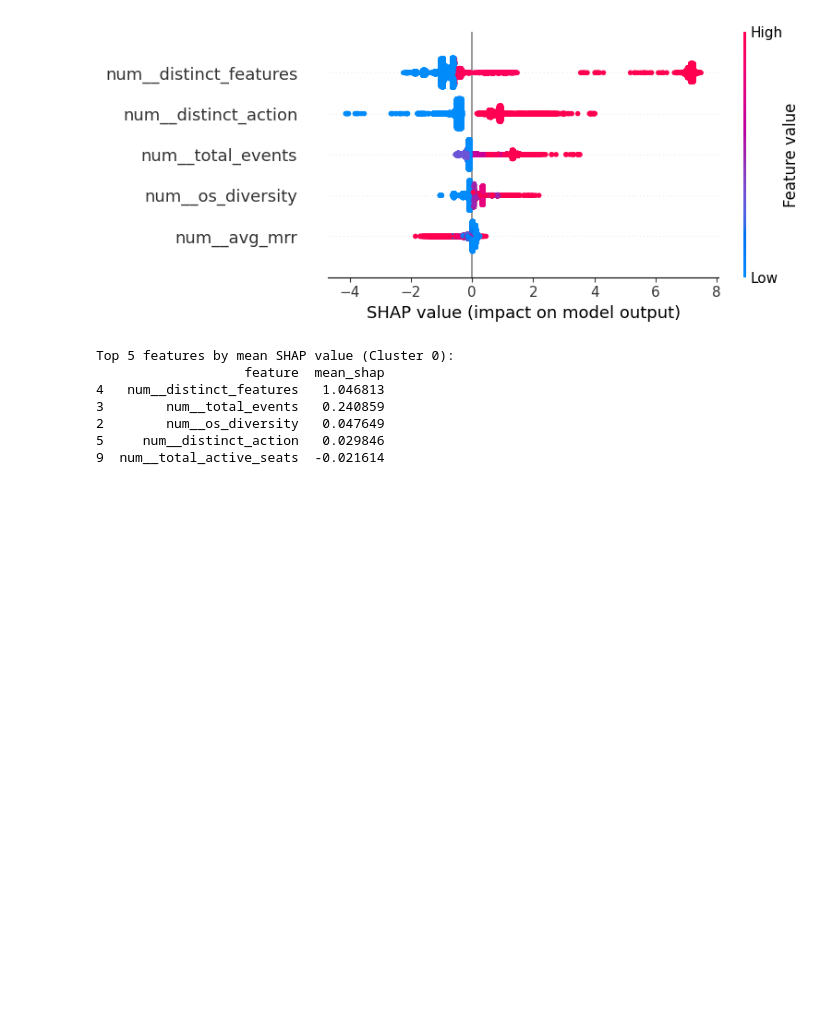
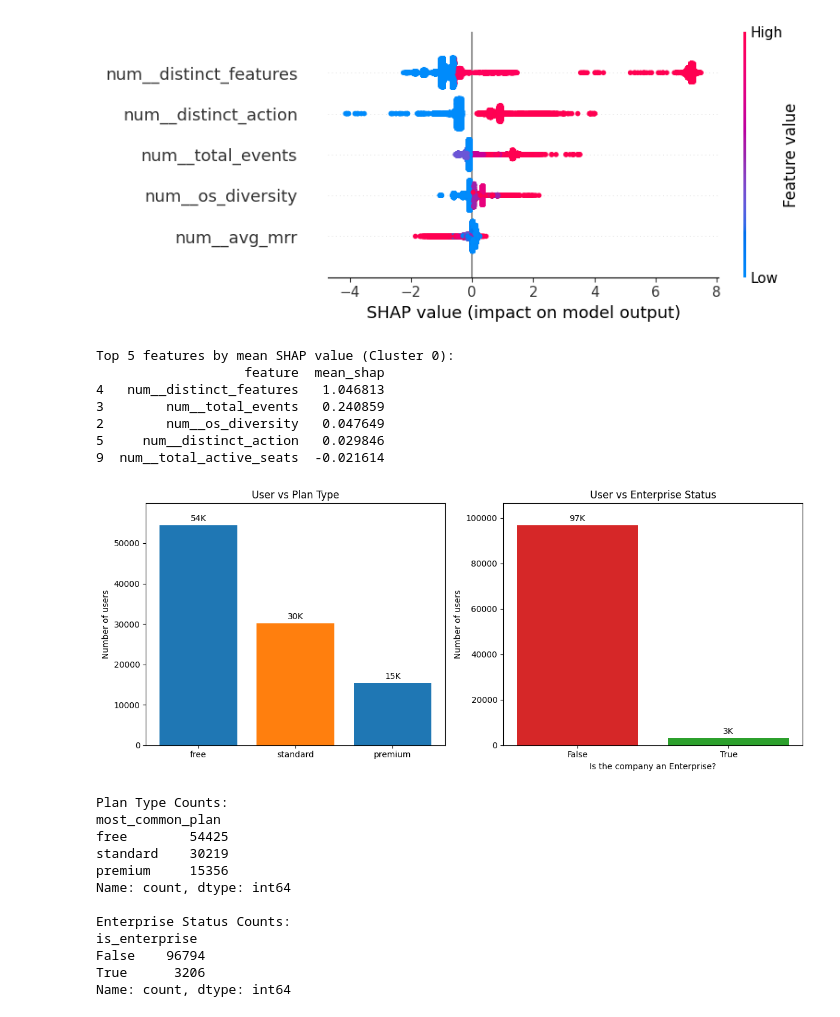
Before and after one commit to Nasz-113/Mad-Data, a Jupyter notebook: EDA and Model.ipynb, the cells around one changed output. Drawn from its saved outputs; the diff is of its cells as text; code cells hidden in the pictures; blank space fills up the shorter version.

```diff
--- a/EDA and Model.ipynb
+++ b/EDA and Model.ipynb
@@ -1004,3 +1004,67 @@ Top 5 features by mean SHAP value (Cluster 0):
 2        num__os_diversity   0.047649
 5     num__distinct_action   0.029846
 9  num__total_active_seats  -0.021614
+# %%
+import matplotlib.pyplot as plt
+import pandas as pd
+import numpy as np
+
+# Create figure with two subplots
+fig, (ax1, ax2) = plt.subplots(1, 2, figsize=(12, 5))
+
+# First graph: User vs Plan Type
+plan_counts = merged_data['most_common_plan'].value_counts()
+plan_types = plan_counts.index.tolist()
+users_plan = plan_counts.values.tolist()
+
+bars1 = ax1.bar(plan_types, users_plan, color=['#1f77b4', '#ff7f0e'])
+ax1.set_title('User vs Plan Type')
+ax1.set_ylabel('Number of users')
+ax1.set_ylim(0, max(users_plan) * 1.1)
+
+# Add value labels on bars
+for bar in bars1:
+    height = bar.get_height()
+    ax1.text(bar.get_x() + bar.get_width()/2., height + max(users_plan)*0.01,
+             f'{height/1000:.0f}K', ha='center', va='bottom')
+
+# Second graph: User vs Enterprise Status
+enterprise_counts = merged_data['is_enterprise'].value_counts()
+enterprise_status = [str(x) for x in enterprise_counts.index.tolist()]
+users_enterprise = enterprise_counts.values.tolist()
+
+bars2 = ax2.bar(enterprise_status, users_enterprise, color=['#d62728', '#2ca02c'])
+ax2.set_title('User vs Enterprise Status')
+ax2.set_xlabel('Is the company an Enterprise?')
+ax2.set_ylabel('Number of users')
+ax2.set_ylim(0, max(users_enterprise) * 1.1)
+
+# Add value labels on bars
+for bar in bars2:
+    height = bar.get_height()
+    ax2.text(bar.get_x() + bar.get_width()/2., height + max(users_enterprise)*0.01,
+             f'{height/1000:.0f}K', ha='center', va='bottom')
+
+# Adjust layout and display
+plt.tight_layout()
+plt.show()
+
+# Print the actual counts for reference
+print("Plan Type Counts:")
+print(plan_counts)
+print("\nEnterprise Status Counts:")
+print(enterprise_counts)
+# %% [output]
+[figure, added]
+Plan Type Counts:
+most_common_plan
+free        54425
+standard    30219
+premium     15356
+Name: count, dtype: int64
+
+Enterprise Status Counts:
+is_enterprise
+False    96794
+True      3206
+Name: count, dtype: int64
```
Also changed, not shown: 2 other files.
